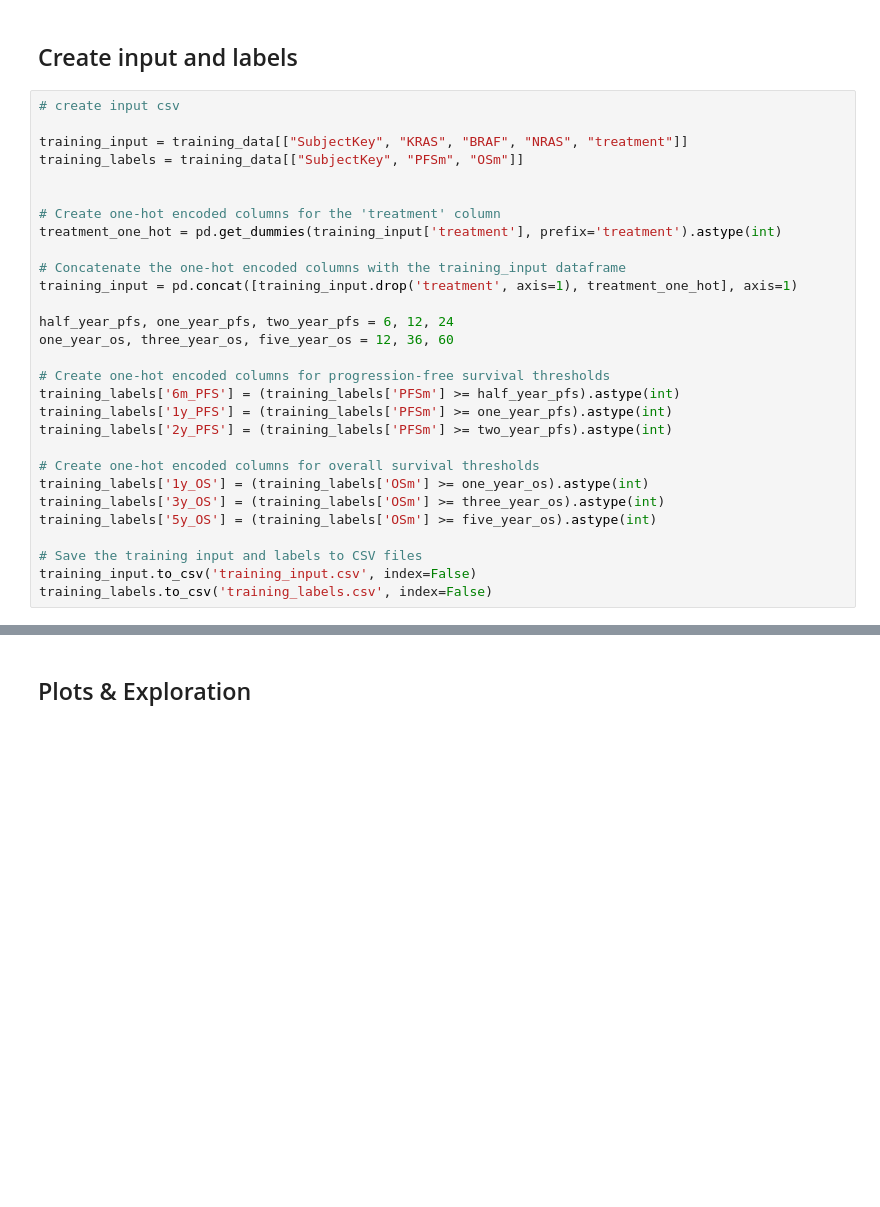
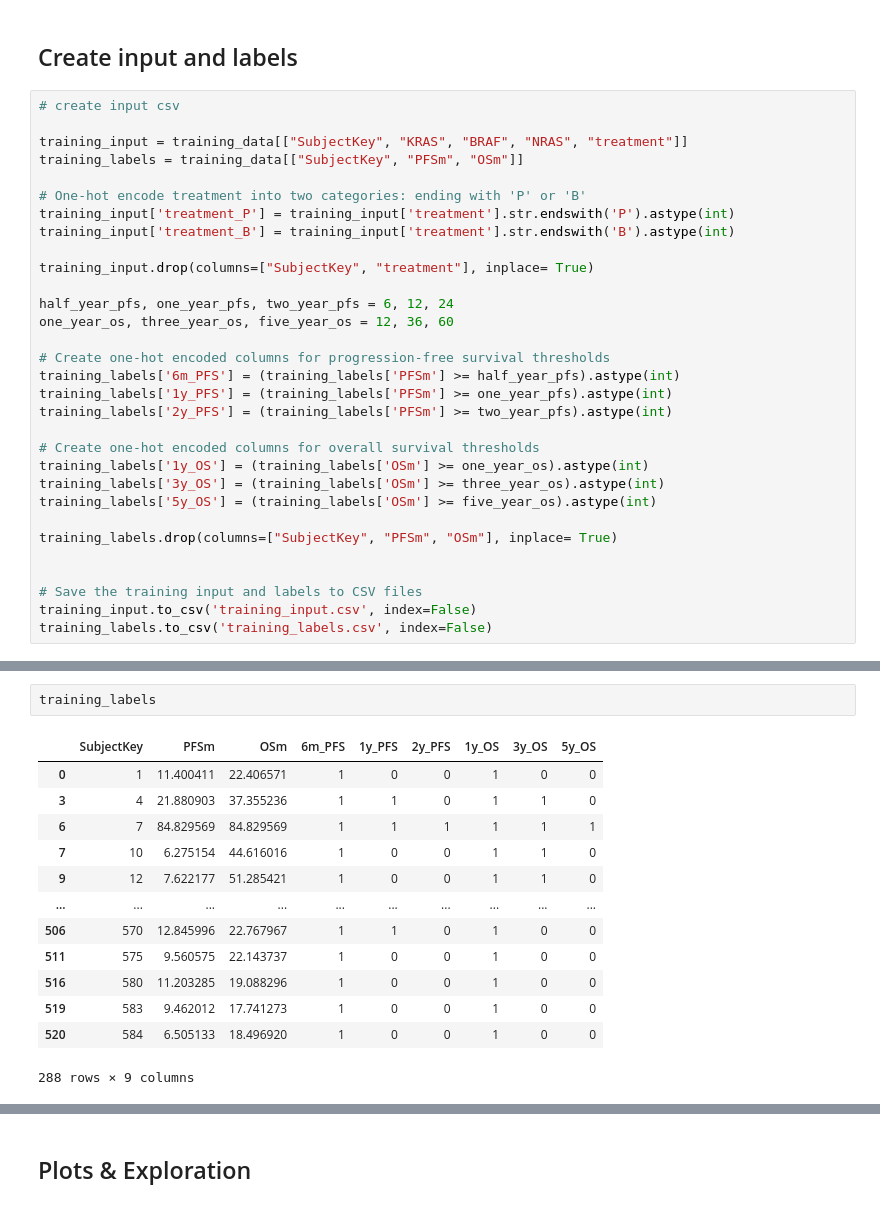
Before and after one commit to MartijnMakaske/CRLM-morph-features, a Jupyter notebook: Clinical_data_preparation.ipynb, the cells around one changed output, grey strips where cells are left out. Drawn from its saved outputs; the diff is of its cells as text; blank space fills up the shorter version.

Commit message:
Made training compatible with LUNA

```diff
--- a/Clinical_data_preparation.ipynb
+++ b/Clinical_data_preparation.ipynb
@@ -92,12 +92,11 @@ Delete scans of patient 104
 training_input = training_data[["SubjectKey", "KRAS", "BRAF", "NRAS", "treatment"]]
 training_labels = training_data[["SubjectKey", "PFSm", "OSm"]]
 
+# One-hot encode treatment into two categories: ending with 'P' or 'B'
+training_input['treatment_P'] = training_input['treatment'].str.endswith('P').astype(int)
+training_input['treatment_B'] = training_input['treatment'].str.endswith('B').astype(int)
 
-# Create one-hot encoded columns for the 'treatment' column
-treatment_one_hot = pd.get_dummies(training_input['treatment'], prefix='treatment').astype(int)
-
-# Concatenate the one-hot encoded columns with the training_input dataframe
-training_input = pd.concat([training_input.drop('treatment', axis=1), treatment_one_hot], axis=1)
+training_input.drop(columns=["SubjectKey", "treatment"], inplace= True)
 
 half_year_pfs, one_year_pfs, two_year_pfs = 6, 12, 24
 one_year_os, three_year_os, five_year_os = 12, 36, 60
@@ -112,6 +111,9 @@ training_labels['1y_OS'] = (training_labels['OSm'] >= one_year_os).astype(int)
 training_labels['3y_OS'] = (training_labels['OSm'] >= three_year_os).astype(int)
 training_labels['5y_OS'] = (training_labels['OSm'] >= five_year_os).astype(int)
 
+training_labels.drop(columns=["SubjectKey", "PFSm", "OSm"], inplace= True)
+
+
 # Save the training input and labels to CSV files
 training_input.to_csv('training_input.csv', index=False)
 training_labels.to_csv('training_labels.csv', index=False)
@@ -131,3 +138,19 @@ Try using .loc[row_indexer,col_indexer] = value instead
 
 See the caveats in the documentation: https://pandas.pydata.org/pandas-docs/stable/user_guide/indexing.html#returning-a-view-versus-a-copy
   training_labels['2y_PFS'] = (training_labels['PFSm'] >= two_year_pfs).astype(int)
+# %%
+training_labels
+# %% [output]
+|  | SubjectKey | PFSm | OSm | 6m_PFS | 1y_PFS | 2y_PFS | 1y_OS | 3y_OS | 5y_OS |
+| 0 | 1 | 11.400411 | 22.406571 | 1 | 0 | 0 | 1 | 0 | 0 |
+| 3 | 4 | 21.880903 | 37.355236 | 1 | 1 | 0 | 1 | 1 | 0 |
+| 6 | 7 | 84.829569 | 84.829569 | 1 | 1 | 1 | 1 | 1 | 1 |
+| 7 | 10 | 6.275154 | 44.616016 | 1 | 0 | 0 | 1 | 1 | 0 |
+| 9 | 12 | 7.622177 | 51.285421 | 1 | 0 | 0 | 1 | 1 | 0 |
+| ... | ... | ... | ... | ... | ... | ... | ... | ... | ... |
+| 506 | 570 | 12.845996 | 22.767967 | 1 | 1 | 0 | 1 | 0 | 0 |
+| 511 | 575 | 9.560575 | 22.143737 | 1 | 0 | 0 | 1 | 0 | 0 |
+| 516 | 580 | 11.203285 | 19.088296 | 1 | 0 | 0 | 1 | 0 | 0 |
+| 519 | 583 | 9.462012 | 17.741273 | 1 | 0 | 0 | 1 | 0 | 0 |
+| 520 | 584 | 6.505133 | 18.496920 | 1 | 0 | 0 | 1 | 0 | 0 |
+288 rows × 9 columns
```
Also changed, not shown: parts of 3 cells of this notebook, 8 other files.
